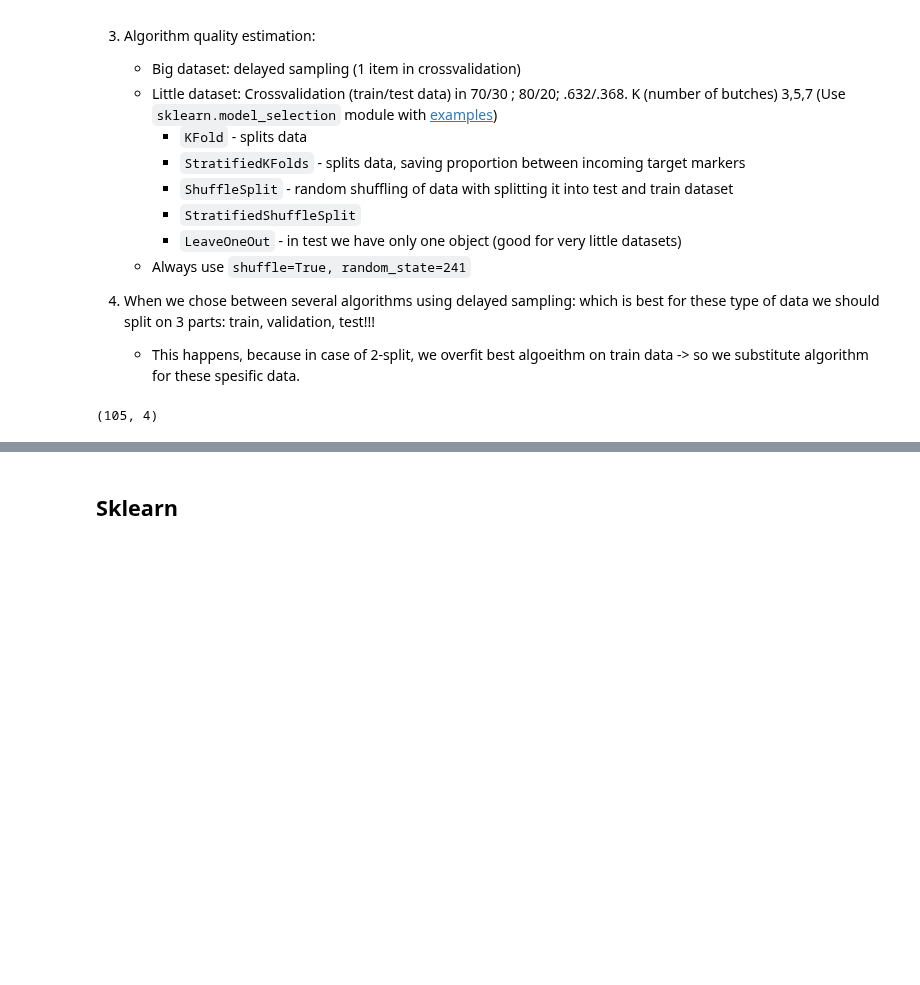
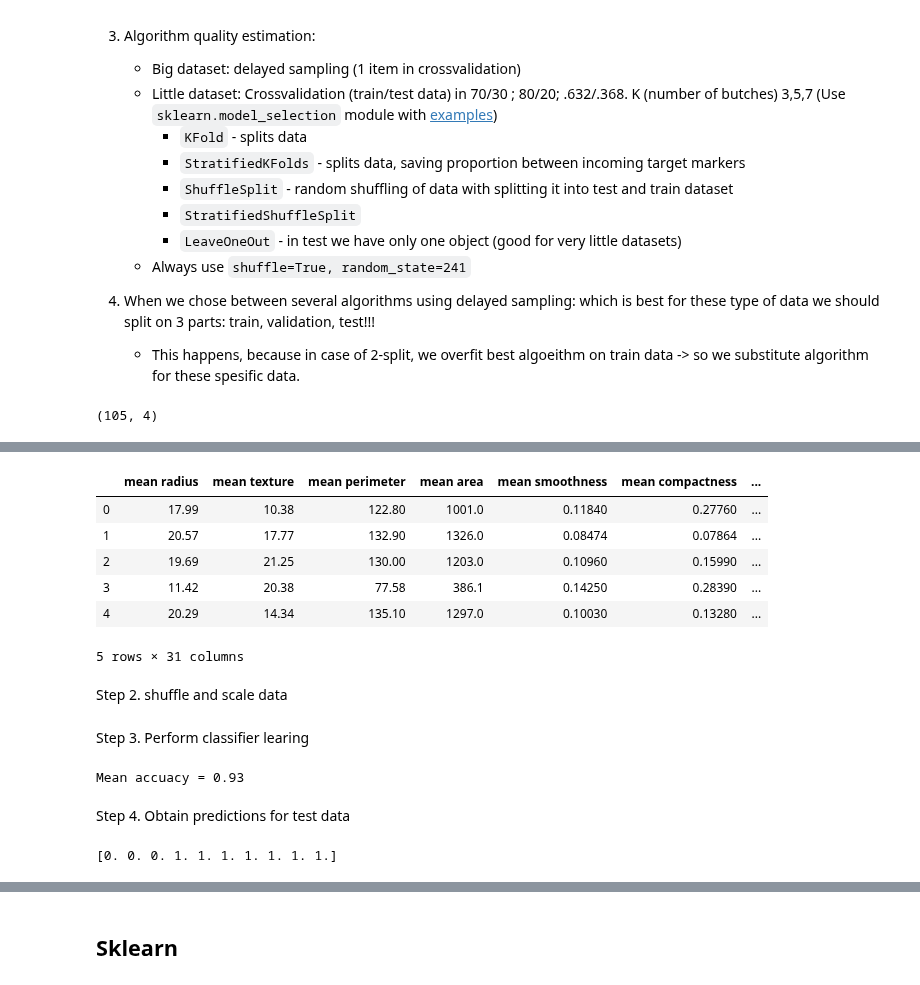
Before and after one commit to ZakharovAleksey/Study, a Jupyter notebook: Machine Learning/Yandex_specialization/general_notes.ipynb, the cells around one changed output, grey strips where cells are left out. Cells and saved outputs as stored; diff of their text form; code cells hidden in the pictures; blank space fills up the shorter version.

```diff
--- a/Machine Learning/Yandex_specialization/general_notes.ipynb
+++ b/Machine Learning/Yandex_specialization/general_notes.ipynb
@@ -94,0 +79,21 @@ Surface under curve/
+# %%
+from sklearn.datasets import load_breast_cancer
+
+data = load_breast_cancer()
+df = pd.DataFrame(
+    data= np.concatenate([data.data, data.target.reshape(data.target.shape[0], 1)], axis=1),
+    columns = np.concatenate((data.feature_names, ['target']), axis=None)
+)
+
+cols = data.feature_names
+df.head()
+# %% [output]
+|  | mean radius | mean texture | mean perimeter | mean area | mean smoothness | mean compactness | ... |
+| 0 | 17.99 | 10.38 | 122.80 | 1001.0 | 0.11840 | 0.27760 | ... |
+| 1 | 20.57 | 17.77 | 132.90 | 1326.0 | 0.08474 | 0.07864 | ... |
+| 2 | 19.69 | 21.25 | 130.00 | 1203.0 | 0.10960 | 0.15990 | ... |
+| 3 | 11.42 | 20.38 | 77.58 | 386.1 | 0.14250 | 0.28390 | ... |
+| 4 | 20.29 | 14.34 | 135.10 | 1297.0 | 0.10030 | 0.13280 | ... |
+5 rows × 31 columns
+# %% [markdown]
+Step 2. shuffle and scale data
@@ -94,0 +109,16 @@ Surface under curve/
+# %% [markdown]
+Step 3. Perform classifier learing
+# %%
+from sklearn.linear_model import LogisticRegressionCV
+
+clf = LogisticRegressionCV(cv=5, max_iter=200, n_jobs=-1).fit(X_train, y_train)
+print('Mean accuacy =', round(np.mean(clf.scores_[1.0]), 2))
+# %% [output]
+Mean accuacy = 0.93
+# %% [markdown]
+Step 4. Obtain predictions for test data
+# %%
+y_pred = clf.predict(X_test)
+print(y_pred[:10])
+# %% [output]
+[0. 0. 0. 1. 1. 1. 1. 1. 1. 1.]
```
Also changed, not shown: parts of 18 cells of this notebook, 2 other files.
